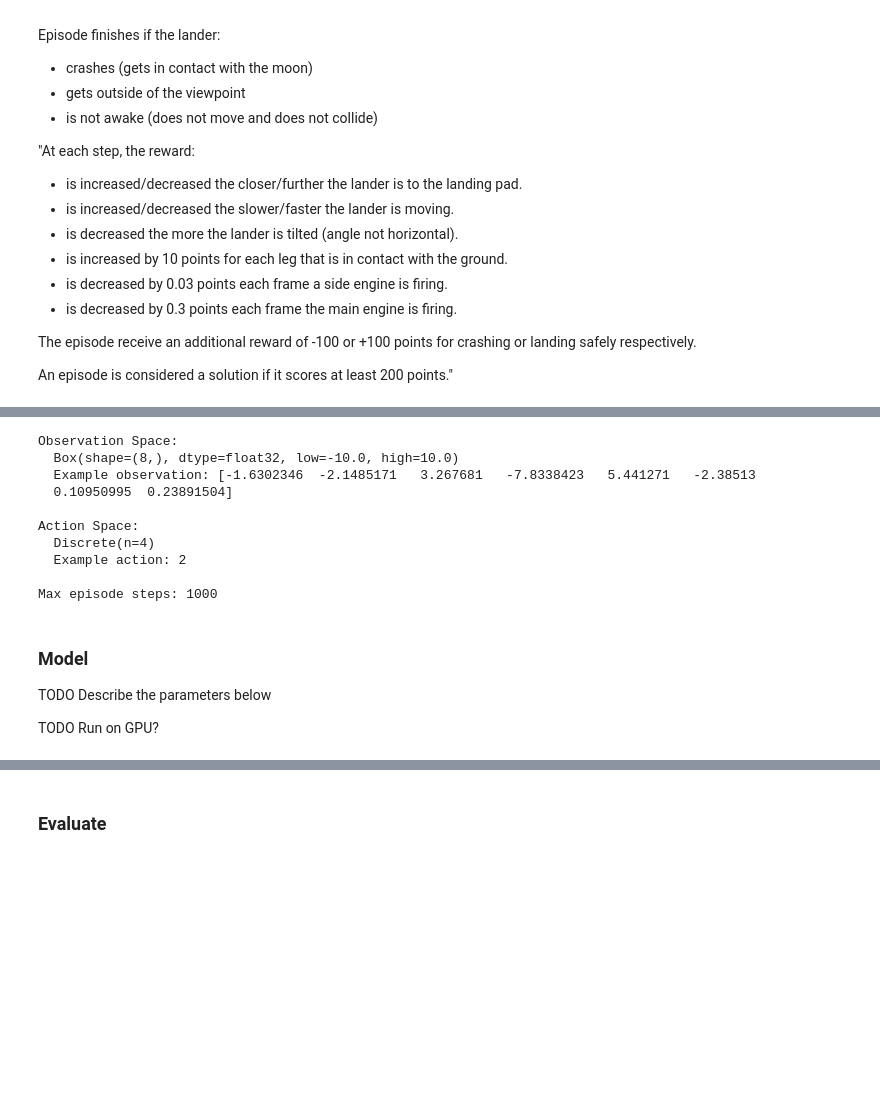
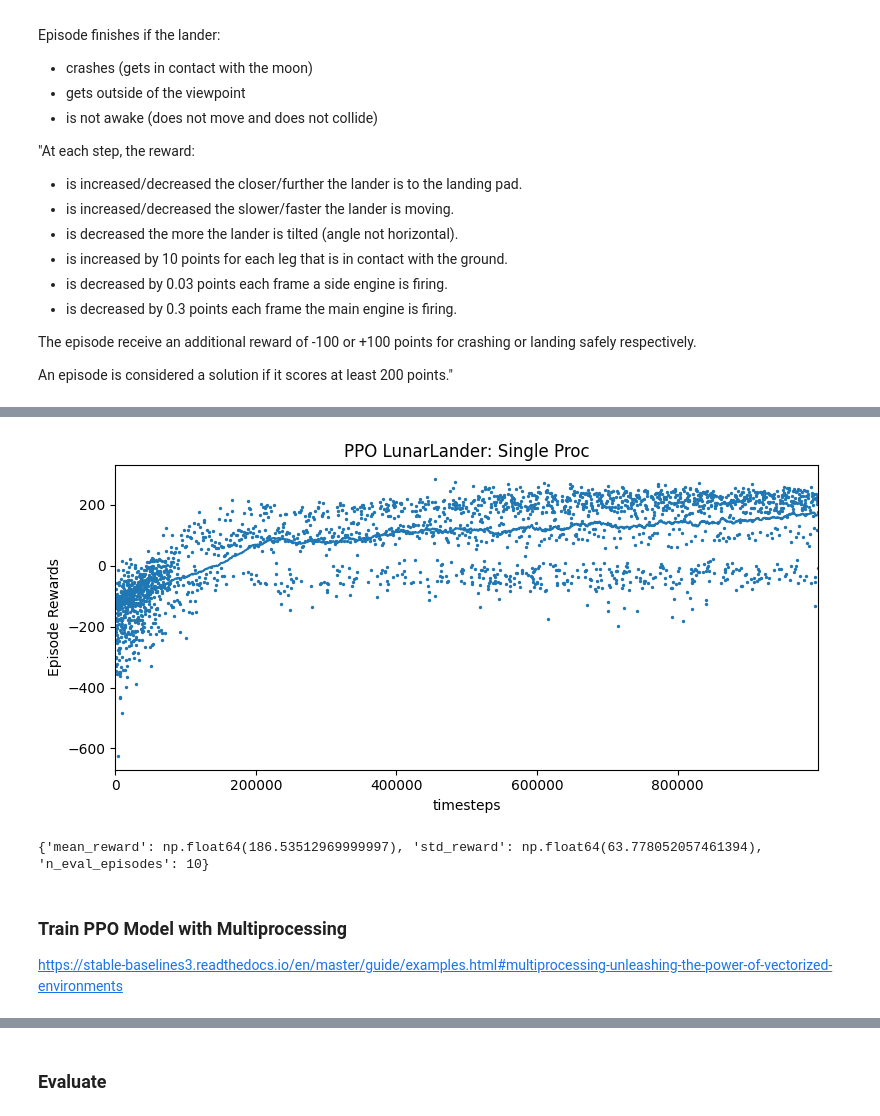
Before and after one commit to anton-dergunov/hugging-face-deep-rl, a Jupyter notebook: notebooks/01_lunar_lander.ipynb, the cells around one changed output, grey strips where cells are left out. Cells and saved outputs as stored; diff of their text form; code cells hidden in the pictures; blank space fills up the shorter version.

```diff
--- a/notebooks/01_lunar_lander.ipynb
+++ b/notebooks/01_lunar_lander.ipynb
@@ -118,0 +145,13 @@ vec_env = make_vec_env(ENV_ID, n_envs=4, monitor_dir=LOGS_PATH)
+# %%
+LOGS_PATH_SINGLE_PROC = f"logs/{MODEL_NAME}_single_proc"
+os.makedirs(LOGS_PATH_SINGLE_PROC, exist_ok=True)
+
+vec_env = make_vec_env(ENV_ID, n_envs=4, monitor_dir=LOGS_PATH_SINGLE_PROC)
+
+# Using PPO model with default hyperparameters
+model_single_proc = PPO(
+    policy = 'MlpPolicy',
+    env = vec_env)
+
+with Notify(f"{MODEL_NAME}: Training in a Single Process"):
+    model_single_proc.learn(total_timesteps=LEARN_STEPS, progress_bar=True)
@@ -119 +161,15 @@ vec_env = make_vec_env(ENV_ID, n_envs=4, monitor_dir=LOGS_PATH)
+# %%
+# Plot results using Stable-Baselines3 helper
+plot_results([LOGS_PATH_SINGLE_PROC], LEARN_STEPS, results_plotter.X_TIMESTEPS, "PPO LunarLander: Single Proc", figsize=(8,4))
+plt.show()
+# %% [output]
+[figure, added]
+# %%
+print(utils.evaluate_model(model_single_proc, ENV_ID))
+# %% [output]
+{'mean_reward': np.float64(186.53512969999997), 'std_reward': np.float64(63.778052057461394), 'n_eval_episodes': 10}
+# %% [markdown]
+### Train PPO Model with Multiprocessing
+
+https://stable-baselines3.readthedocs.io/en/master/guide/examples.html#multiprocessing-unleashing-the-power-of-vectorized-environments
 # %%
@@ -146,19 +202,0 @@ vec_env = SubprocVecEnv([make_env(ENV_ID, i, seed=0, log_dir=LOGS_PATH) for i in
-# %%
-utils.describe_environment(vec_env)
-# %% [output]
-Observation Space:
-  Box(shape=(8,), dtype=float32, low=-10.0, high=10.0)
-  Example observation: [-1.6302346  -2.1485171   3.267681   -7.8338423   5.441271   -2.38513
-  0.10950995  0.23891504]
-
-Action Space:
-  Discrete(n=4)
-  Example action: 2
-
-Max episode steps: 1000
-# %% [markdown]
-### Model
-
-TODO Describe the parameters below
-
-TODO Run on GPU?
```
Also changed, not shown: parts of 33 cells of this notebook, 1 other file.
